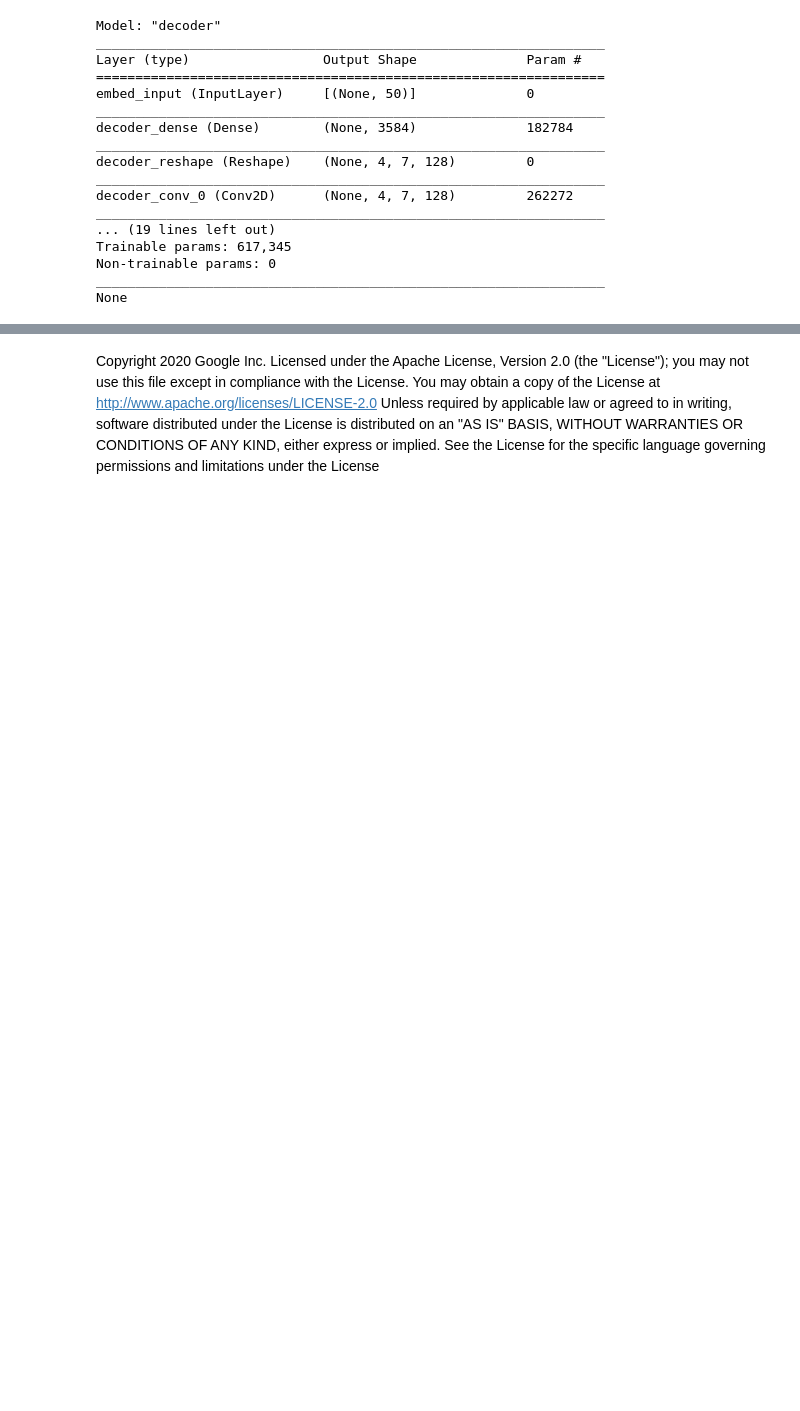
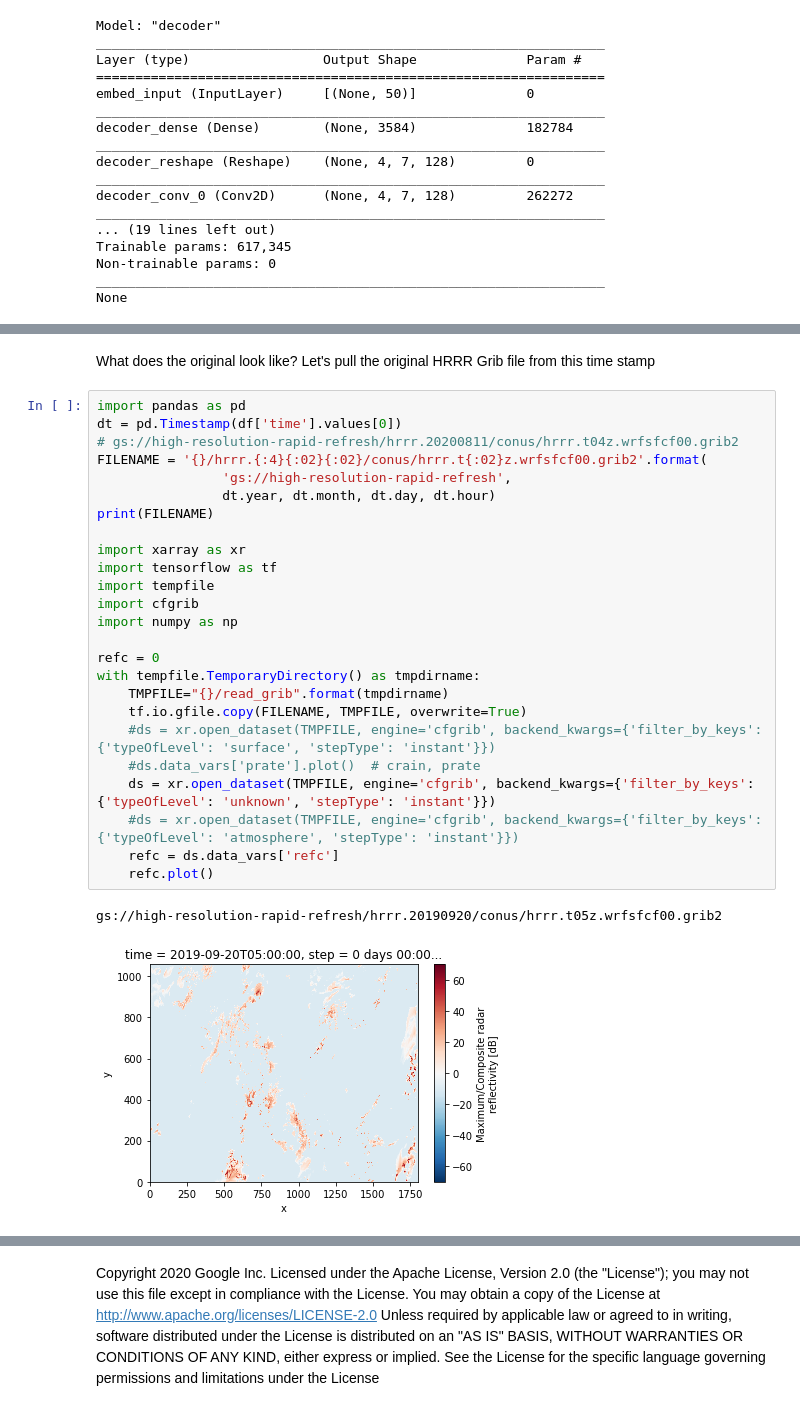
Before and after one commit to GoogleCloudPlatform/ml-design-patterns, a Jupyter notebook: 02_data_representation/weather_search/wx_embeddings.ipynb, the cells around one changed output, grey strips where cells are left out. Saved outputs shown, nothing was run; the diff lists cells and outputs as text; blank space fills up the shorter version.

```diff
--- a/02_data_representation/weather_search/wx_embeddings.ipynb
+++ b/02_data_representation/weather_search/wx_embeddings.ipynb
@@ -509,0 +516,30 @@ plt.imshow(outimg);
+# %% [markdown]
+What does the original look like? Let's pull the original HRRR Grib file from this time stamp
+# %%
+import pandas as pd
+dt = pd.Timestamp(df['time'].values[0])
+# gs://high-resolution-rapid-refresh/hrrr.20200811/conus/hrrr.t04z.wrfsfcf00.grib2
+FILENAME = '{}/hrrr.{:4}{:02}{:02}/conus/hrrr.t{:02}z.wrfsfcf00.grib2'.format(
+                'gs://high-resolution-rapid-refresh',
+                dt.year, dt.month, dt.day, dt.hour)
+print(FILENAME)
+
+import xarray as xr
+import tensorflow as tf
+import tempfile
+import cfgrib
+import numpy as np
+
+refc = 0
+with tempfile.TemporaryDirectory() as tmpdirname:
+    TMPFILE="{}/read_grib".format(tmpdirname)
+    tf.io.gfile.copy(FILENAME, TMPFILE, overwrite=True)
+    #ds = xr.open_dataset(TMPFILE, engine='cfgrib', backend_kwargs={'filter_by_keys': {'typeOfLevel': 'surface', 'stepType': 'instant'}})
+    #ds.data_vars['prate'].plot()  # crain, prate
+    ds = xr.open_dataset(TMPFILE, engine='cfgrib', backend_kwargs={'filter_by_keys': {'typeOfLevel': 'unknown', 'stepType': 'instant'}})
+    #ds = xr.open_dataset(TMPFILE, engine='cfgrib', backend_kwargs={'filter_by_keys': {'typeOfLevel': 'atmosphere', 'stepType': 'instant'}})
+    refc = ds.data_vars['refc']
+    refc.plot()
+# %% [output]
+gs://high-resolution-rapid-refresh/hrrr.20190920/conus/hrrr.t05z.wrfsfcf00.grib2
+[figure, added]
```
Also changed, not shown: parts of 9 cells of this notebook.
